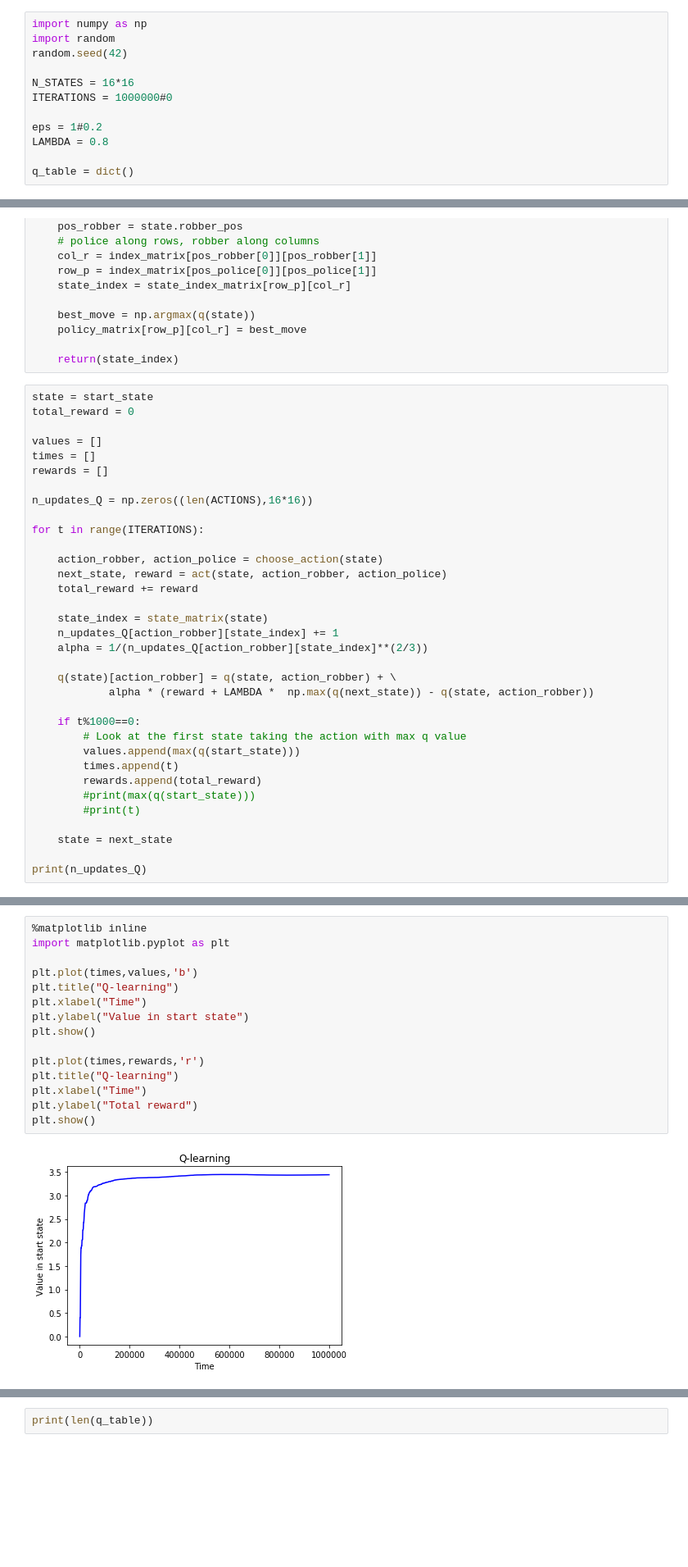
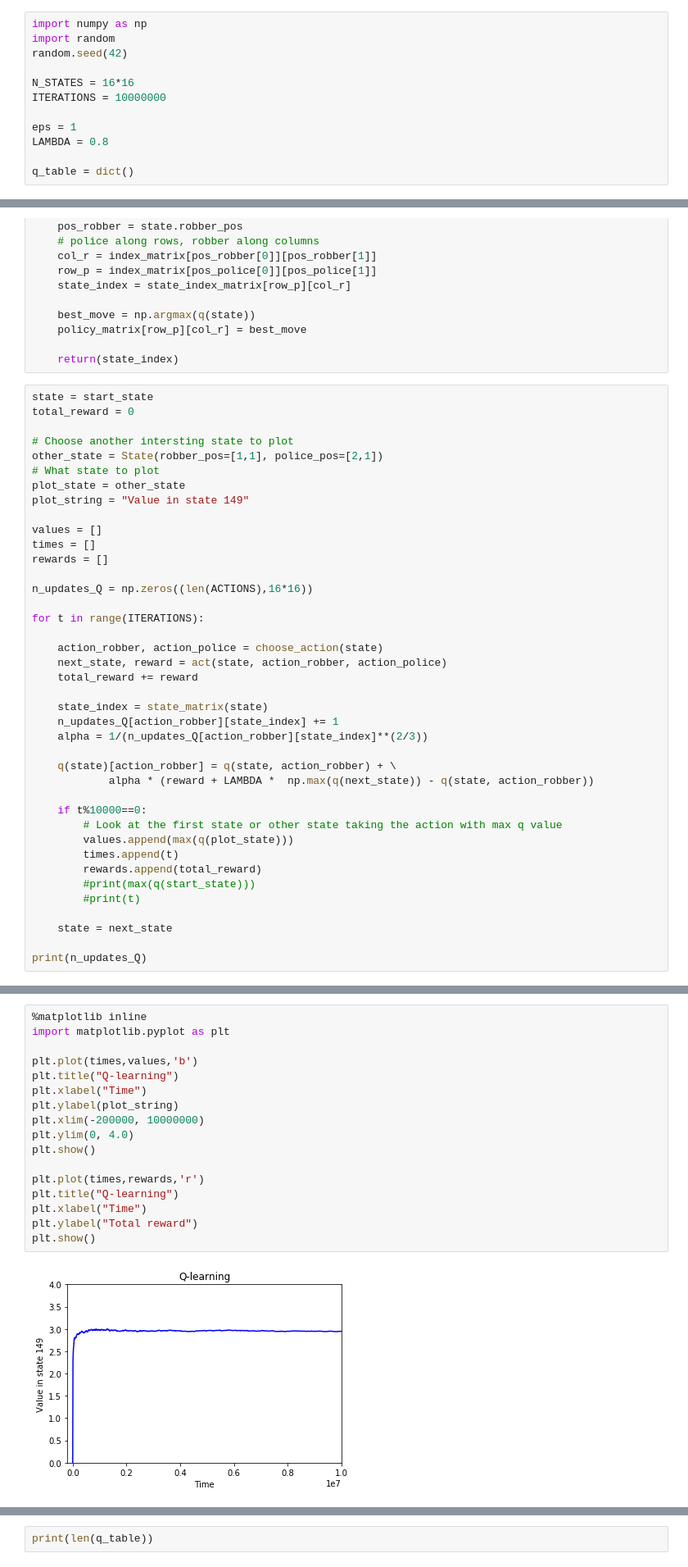
Before and after one commit to alicekar/Reinforcement-Learning, a Jupyter notebook: Lab_1/Qlearning.ipynb, the cells around one changed output, grey strips where cells are left out. Shown: that part at 82% size. Drawn from its saved outputs; the diff is of its cells as text; blank space fills up the shorter version.

```diff
--- a/Lab_1/Qlearning.ipynb
+++ b/Lab_1/Qlearning.ipynb
@@ -87,9 +87,9 @@ import random
 random.seed(42)
 
 N_STATES = 16*16
-ITERATIONS = 1000000#0
+ITERATIONS = 10000000
 
-eps = 1#0.2
+eps = 1
 LAMBDA = 0.8
 
 q_table = dict()
@@ -172,6 +172,12 @@ def state_matrix(state):
 # %%
 state = start_state
 total_reward = 0
+
+# Choose another intersting state to plot
+other_state = State(robber_pos=[1,1], police_pos=[2,1])
+# What state to plot
+plot_state = other_state
+plot_string = "Value in state 149"
 
 values = []
 times = []
@@ -192,9 +198,9 @@ for t in range(ITERATIONS):
     q(state)[action_robber] = q(state, action_robber) + \
             alpha * (reward + LAMBDA *  np.max(q(next_state)) - q(state, action_robber))
 
-    if t%1000==0:
-        # Look at the first state taking the action with max q value
-        values.append(max(q(start_state)))
+    if t%10000==0:
+        # Look at the first state or other state taking the action with max q value
+        values.append(max(q(plot_state)))
         times.append(t)
         rewards.append(total_reward)
         #print(max(q(start_state)))
@@ -212,17 +230,19 @@ print(n_updates_Q)
 # %%
 %matplotlib inline
 import matplotlib.pyplot as plt
 
 plt.plot(times,values,'b')
 plt.title("Q-learning")
 plt.xlabel("Time")
-plt.ylabel("Value in start state")
+plt.ylabel(plot_string)
+plt.xlim(-200000, 10000000)
+plt.ylim(0, 4.0)
 plt.show()
 
 plt.plot(times,rewards,'r')
 plt.title("Q-learning")
 plt.xlabel("Time")
 plt.ylabel("Total reward")
 plt.show()
 # %% [output]
-[figure, old version]
+[figure, new version]
```
Also changed, not shown: parts of 4 cells of this notebook, 4 other files.
